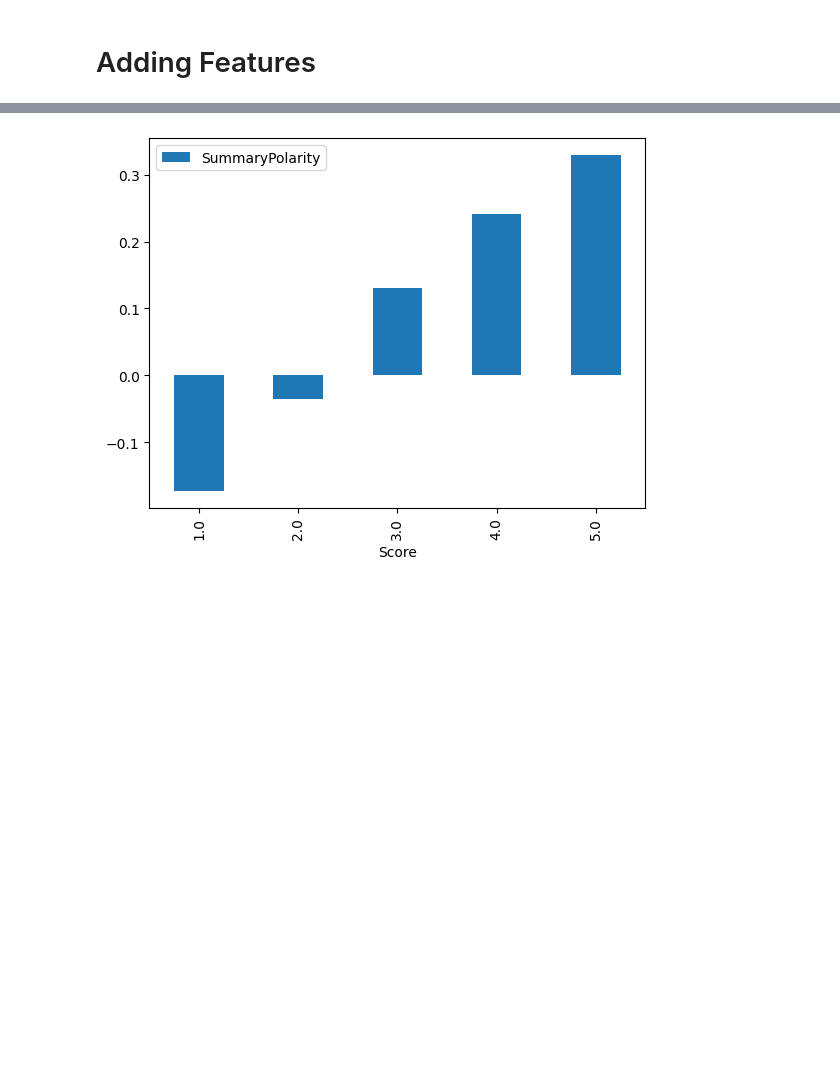
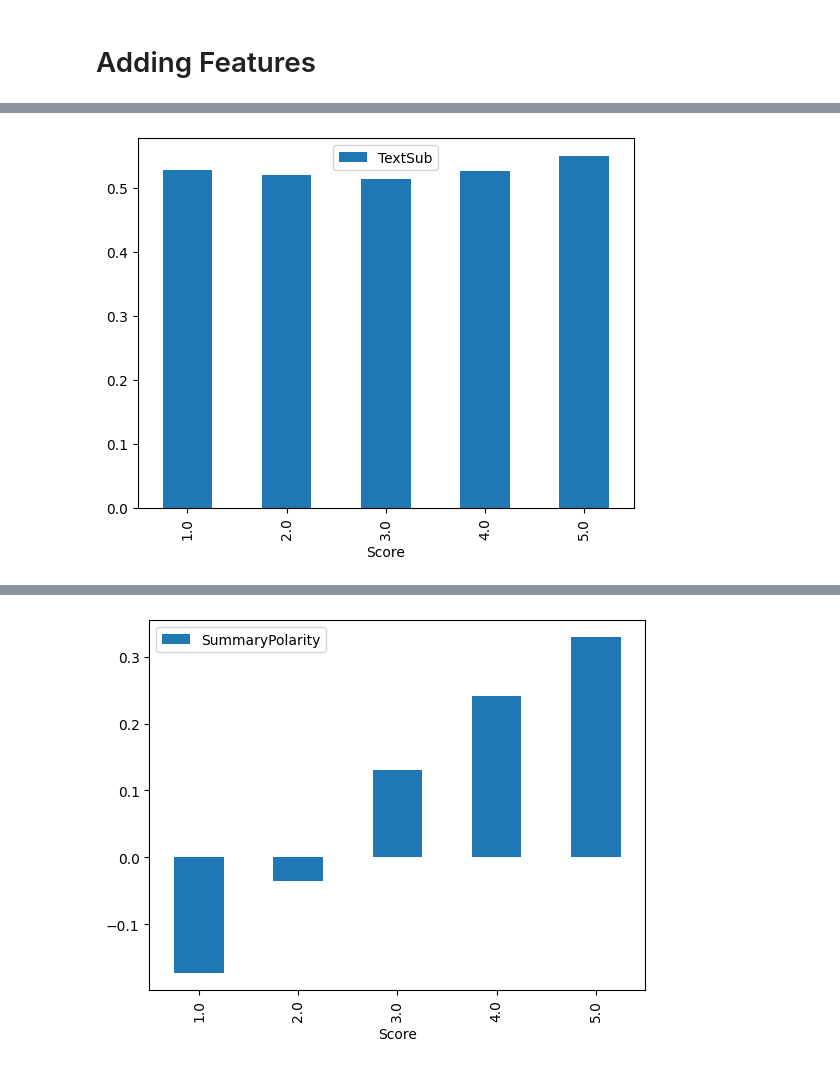
Before and after one commit to SeanRMcC/mccartys-midterm, a Jupyter notebook: starter_code.ipynb, the cells around one changed output, grey strips where cells are left out. Drawn from its saved outputs; the diff is of its cells as text; code cells hidden in the pictures; blank space fills up the shorter version.

```diff
--- a/starter_code.ipynb
+++ b/starter_code.ipynb
@@ -122,3 +157,8 @@ else:
+# %%
+X_train[["Score", "TextSub"]].groupby("Score").mean().plot(kind="bar")
+plt.show()
+# %% [output]
+[figure, added]
 # %%
 X_train.head(20)
 # %% [output]
```
Also changed, not shown: parts of 14 cells of this notebook.
